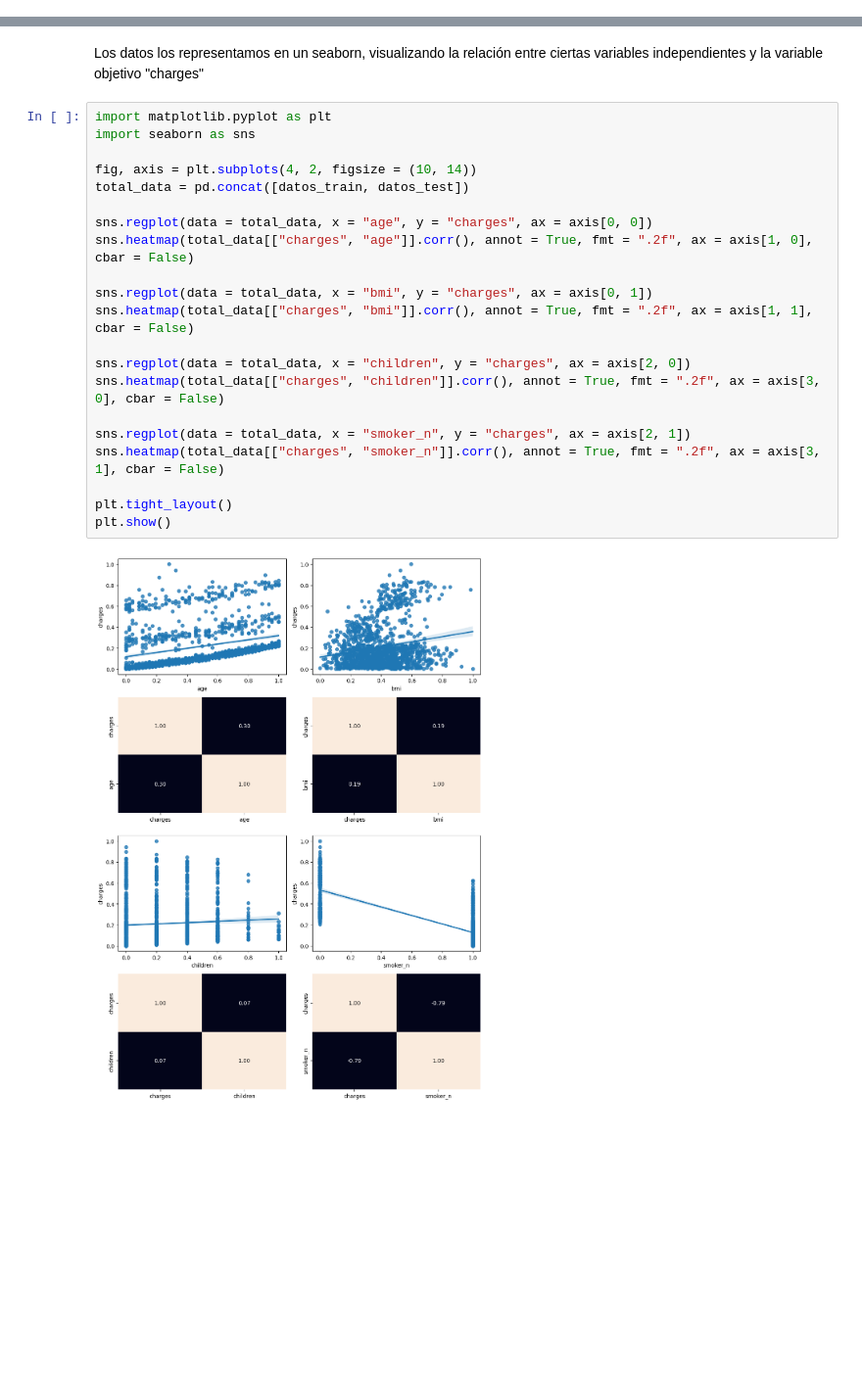
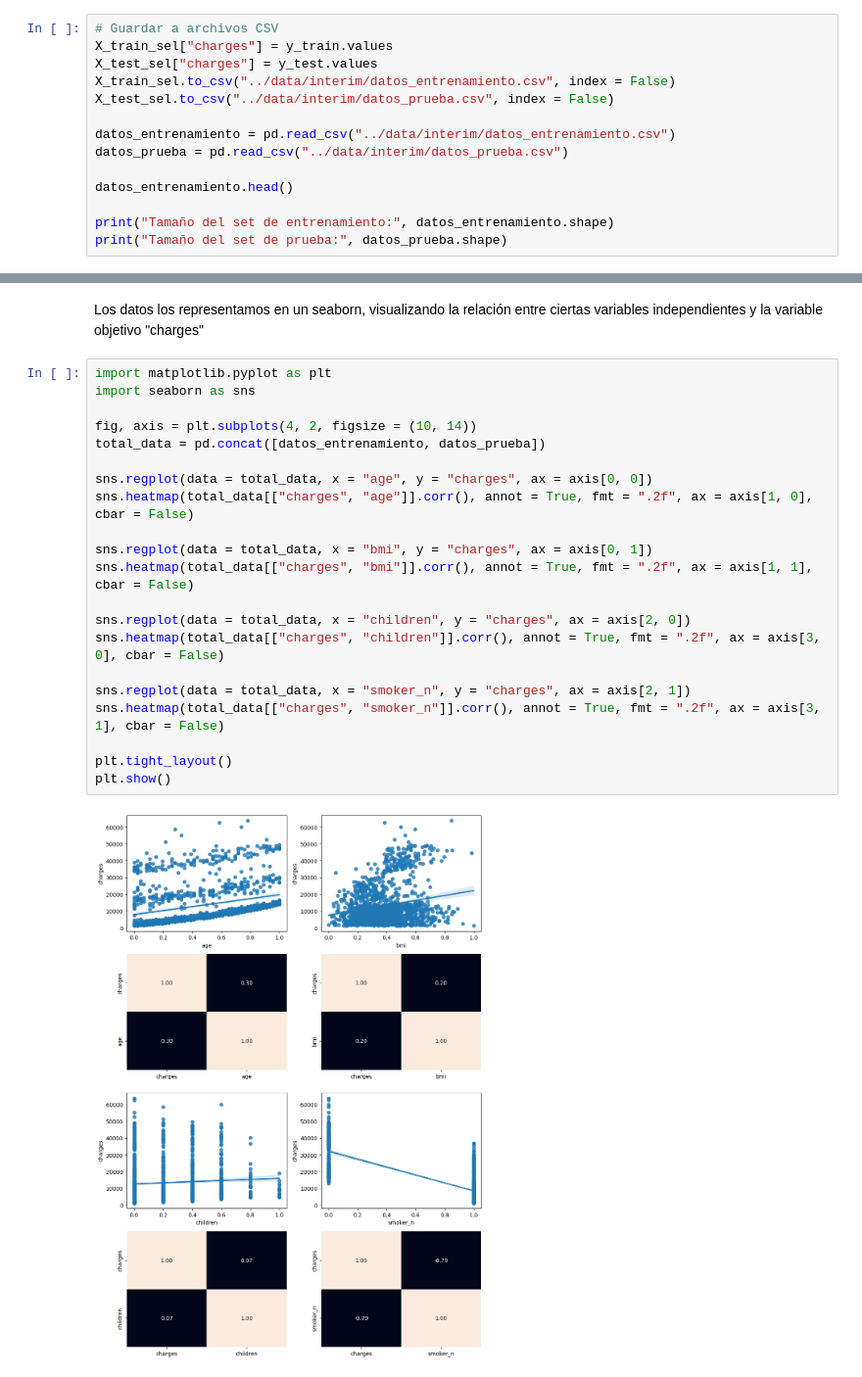
Before and after one commit to 4GeeksAcademy/machine-learning-python-templateRL_jgg, a Jupyter notebook: src/explore.ipynb, the cells around one changed output, grey strips where cells are left out. Shown: that part at 98% size. Saved outputs shown, nothing was run; the diff lists cells and outputs as text; blank space fills up the shorter version.

```diff
--- a/src/explore.ipynb
+++ b/src/explore.ipynb
@@ -268,0 +268,14 @@ datos_train.head()
+# %%
+# Guardar a archivos CSV
+X_train_sel["charges"] = y_train.values
+X_test_sel["charges"] = y_test.values
+X_train_sel.to_csv("../data/interim/datos_entrenamiento.csv", index = False)
+X_test_sel.to_csv("../data/interim/datos_prueba.csv", index = False)
+
+datos_entrenamiento = pd.read_csv("../data/interim/datos_entrenamiento.csv")
+datos_prueba = pd.read_csv("../data/interim/datos_prueba.csv")
+
+datos_entrenamiento.head()
+
+print("Tamaño del set de entrenamiento:", datos_entrenamiento.shape)
+print("Tamaño del set de prueba:", datos_prueba.shape)
@@ -271,24 +296,24 @@ Los datos los representamos en un seaborn, visualizando la relación entre ciert
 # %%
 import matplotlib.pyplot as plt
 import seaborn as sns
 
 fig, axis = plt.subplots(4, 2, figsize = (10, 14))
-total_data = pd.concat([datos_train, datos_test])
+total_data = pd.concat([datos_entrenamiento, datos_prueba])
 
 sns.regplot(data = total_data, x = "age", y = "charges", ax = axis[0, 0])
 sns.heatmap(total_data[["charges", "age"]].corr(), annot = True, fmt = ".2f", ax = axis[1, 0], cbar = False)
 
 sns.regplot(data = total_data, x = "bmi", y = "charges", ax = axis[0, 1])
 sns.heatmap(total_data[["charges", "bmi"]].corr(), annot = True, fmt = ".2f", ax = axis[1, 1], cbar = False)
 
 sns.regplot(data = total_data, x = "children", y = "charges", ax = axis[2, 0])
 sns.heatmap(total_data[["charges", "children"]].corr(), annot = True, fmt = ".2f", ax = axis[3, 0], cbar = False)
 
 sns.regplot(data = total_data, x = "smoker_n", y = "charges", ax = axis[2, 1])
 sns.heatmap(total_data[["charges", "smoker_n"]].corr(), annot = True, fmt = ".2f", ax = axis[3, 1], cbar = False)
 
 plt.tight_layout()
 plt.show()
 # %% [output]
-[figure, old version]
+[figure, new version]
 # %%
```
Also changed, not shown: parts of 14 cells of this notebook, 2 other files.
